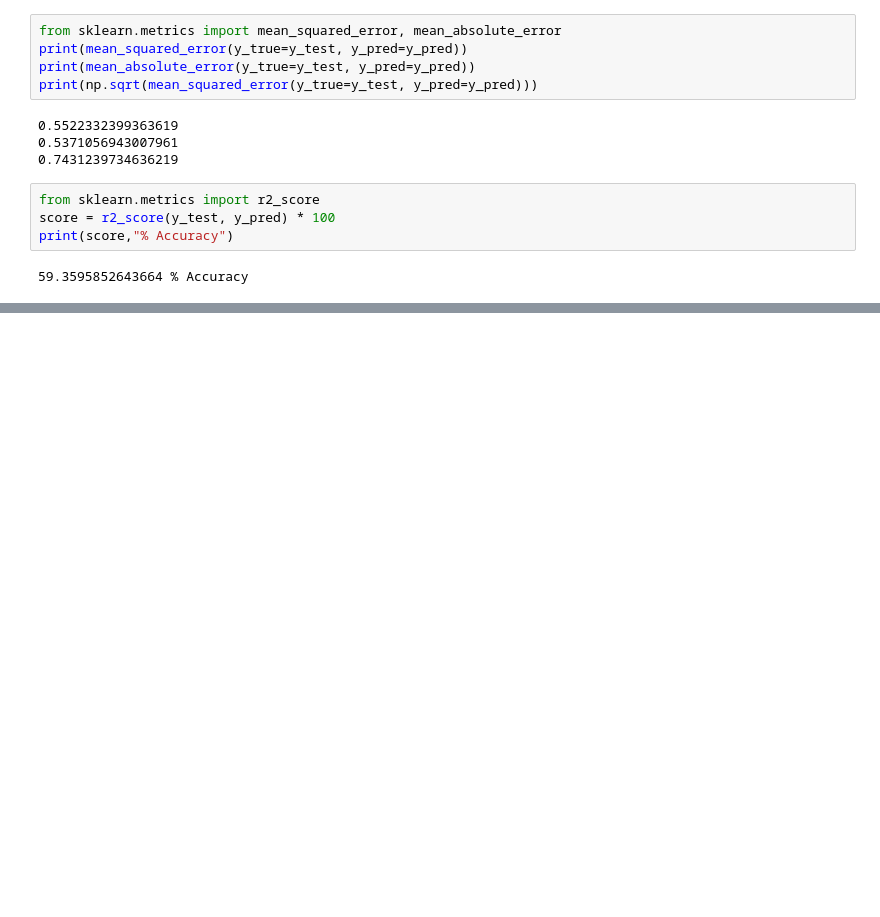
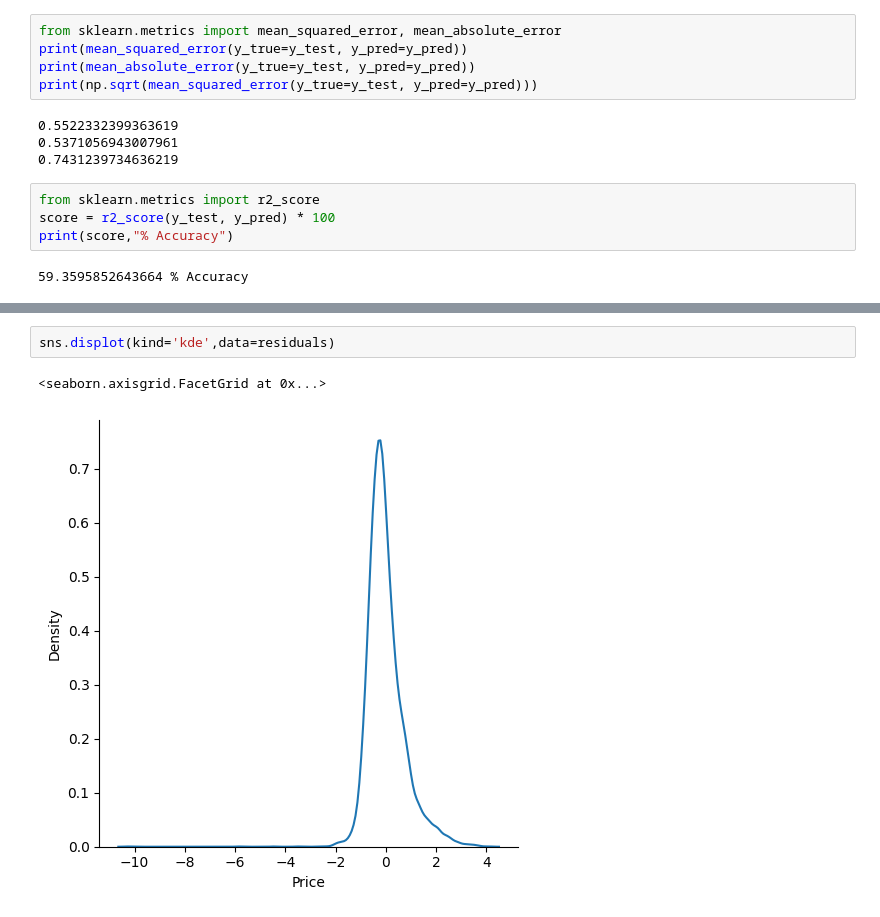
Before and after one commit to z-ABYa/ML, a Jupyter notebook: Linear regression/multiple-lr2.ipynb, the cells around one changed output, grey strips where cells are left out. Saved outputs shown, nothing was run; the diff lists cells and outputs as text; blank space fills up the shorter version.

```diff
--- a/Linear regression/multiple-lr2.ipynb
+++ b/Linear regression/multiple-lr2.ipynb
@@ -172,0 +195,5 @@ print(score,"% Accuracy")
+# %%
+sns.displot(kind='kde',data=residuals)
+# %% [output]
+<seaborn.axisgrid.FacetGrid at 0x...>
+[figure, added]
```
Also changed, not shown: parts of 8 cells of this notebook.
